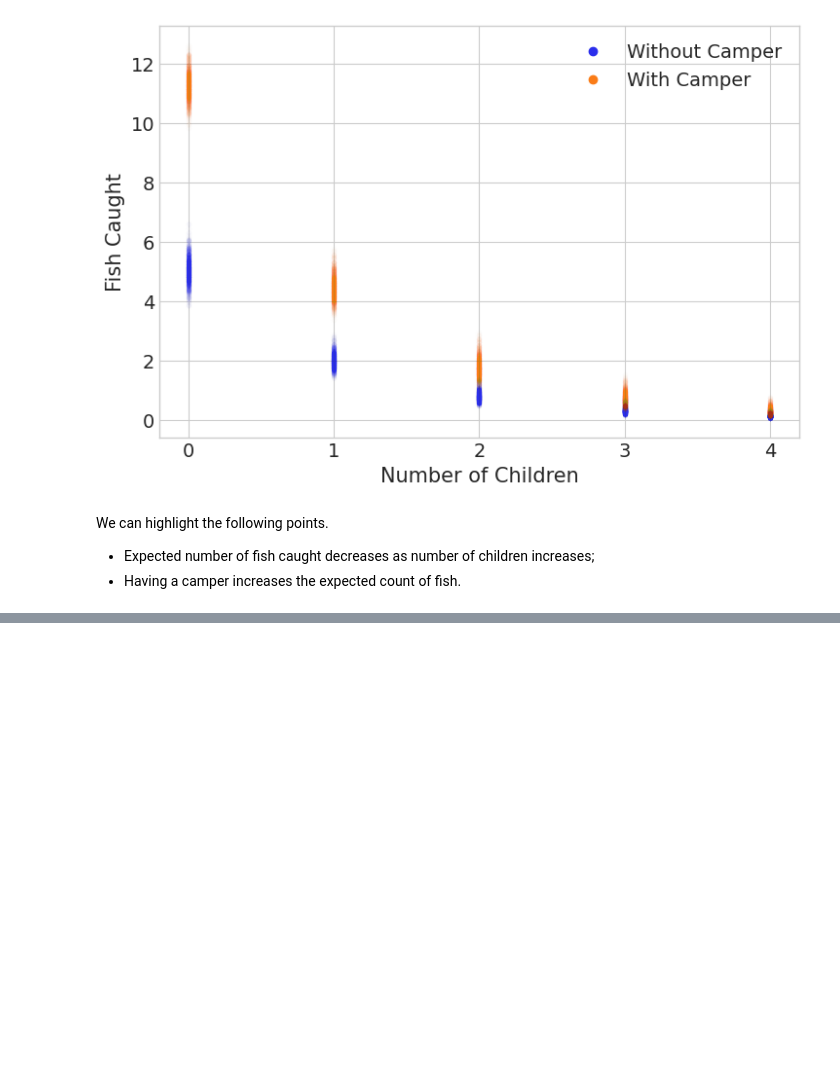
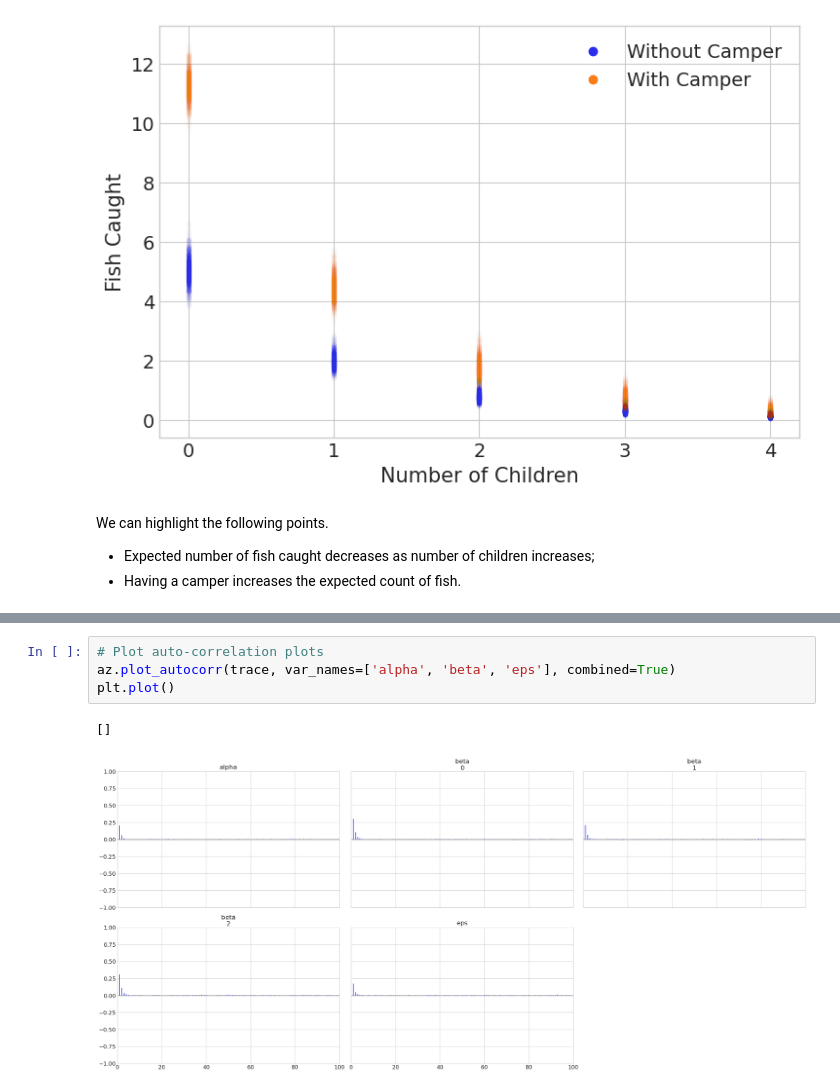
Before and after one commit to loreloc/bayesian-gp-regression, a Jupyter notebook: bayesian_learning.ipynb, the cells around one changed output, grey strips where cells are left out. Drawn from its saved outputs; the diff is of its cells as text; blank space fills up the shorter version.

```diff
--- a/bayesian_learning.ipynb
+++ b/bayesian_learning.ipynb
@@ -542,0 +660,7 @@ We can highlight the following points.
+# %%
+# Plot auto-correlation plots
+az.plot_autocorr(trace, var_names=['alpha', 'beta', 'eps'], combined=True)
+plt.plot()
+# %% [output]
+[]
+[figure, added]
```
Also changed, not shown: parts of 52 cells of this notebook.
